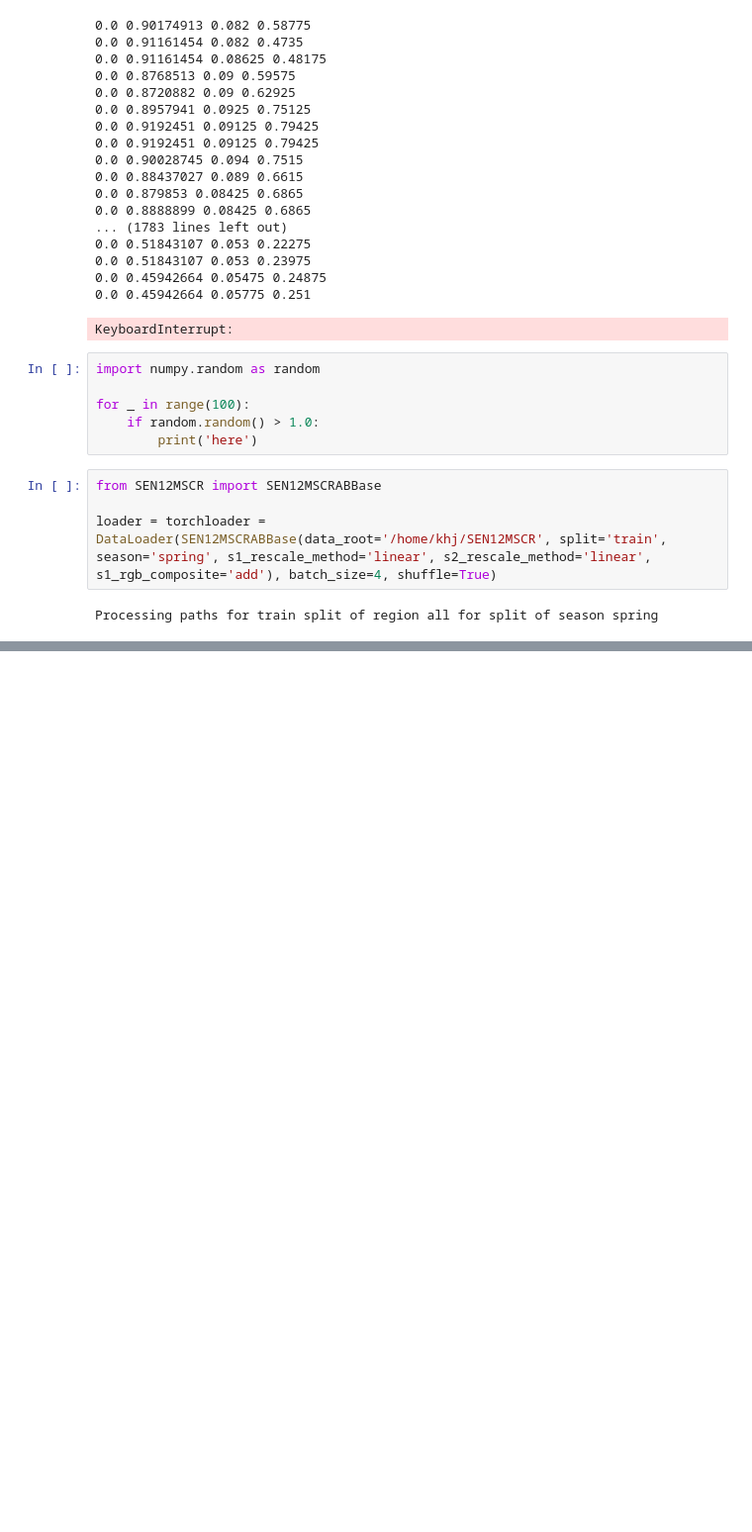
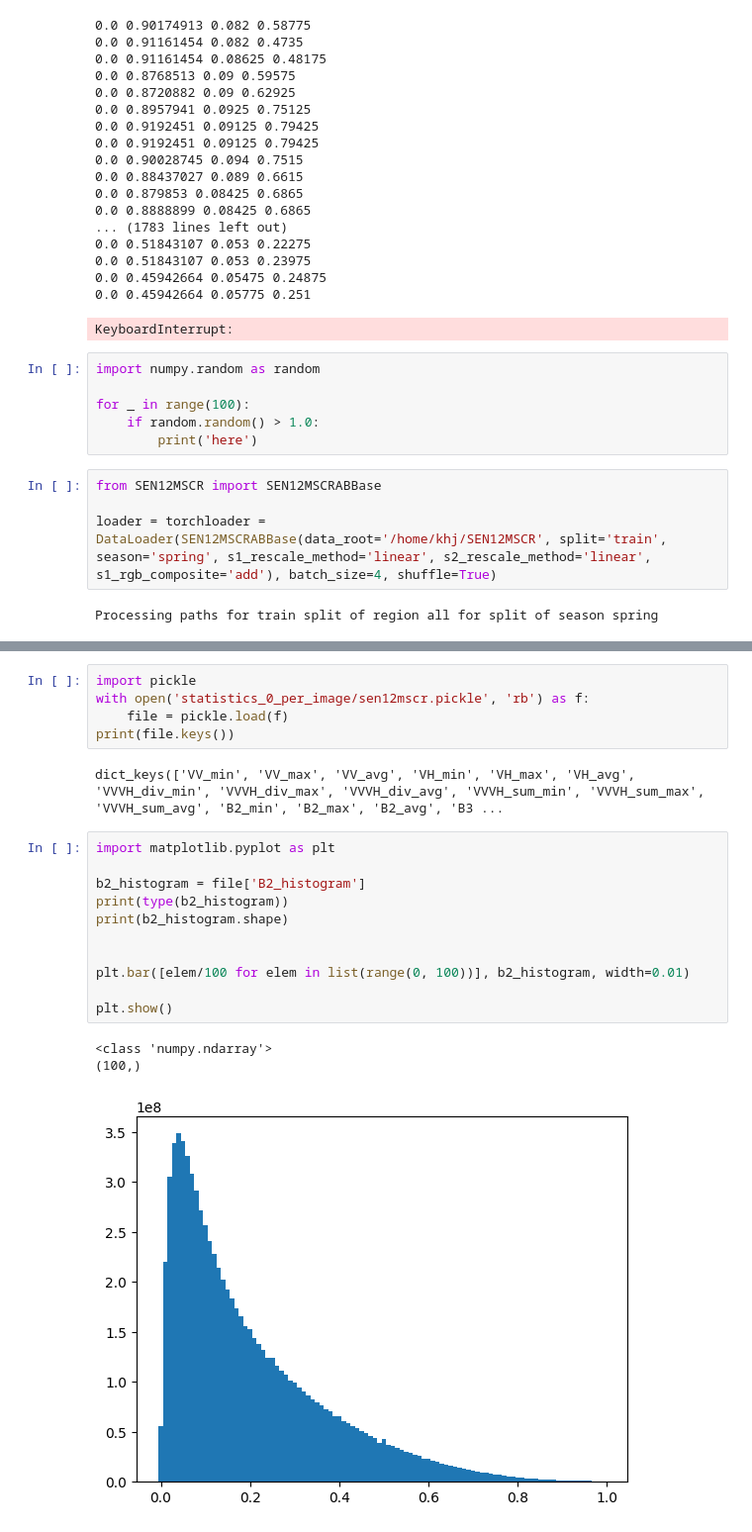
Before and after one commit to hjinnkim/SEN12MS-CR-TS, a Jupyter notebook: temp.ipynb, the cells around one changed output, grey strips where cells are left out. Shown: that part at 99% size. Saved outputs shown, nothing was run; the diff lists cells and outputs as text; blank space fills up the shorter version.

```diff
--- a/temp.ipynb
+++ b/temp.ipynb
@@ -140,0 +141,22 @@ tensor(-0.8170) tensor(1.)
+# %%
+import pickle
+with open('statistics_0_per_image/sen12mscr.pickle', 'rb') as f:
+    file = pickle.load(f)
+print(file.keys())
+# %% [output]
+dict_keys(['VV_min', 'VV_max', 'VV_avg', 'VH_min', 'VH_max', 'VH_avg', 'VVVH_div_min', 'VVVH_div_max', 'VVVH_div_avg', 'VVVH_sum_min', 'VVVH_sum_max', 'VVVH_sum_avg', 'B2_min', 'B2_max', 'B2_avg', 'B3 ...
+# %%
+import matplotlib.pyplot as plt
+
+b2_histogram = file['B2_histogram']
+print(type(b2_histogram))
+print(b2_histogram.shape)
+
+
+plt.bar([elem/100 for elem in list(range(0, 100))], b2_histogram, width=0.01)
+
+plt.show()
+# %% [output]
+<class 'numpy.ndarray'>
+(100,)
+[figure, added]
```
Also changed, not shown: parts of 17 cells of this notebook, 12 other files.
